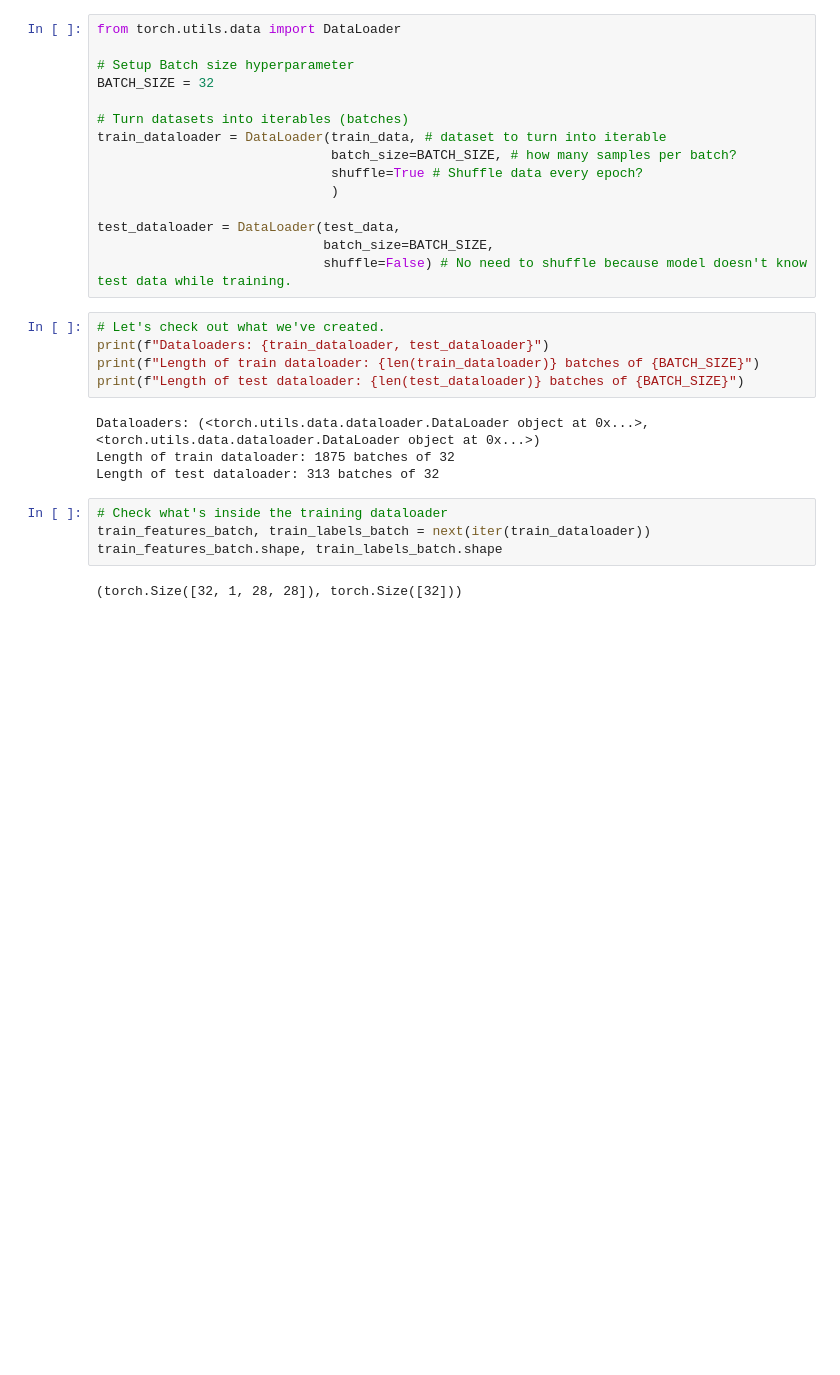
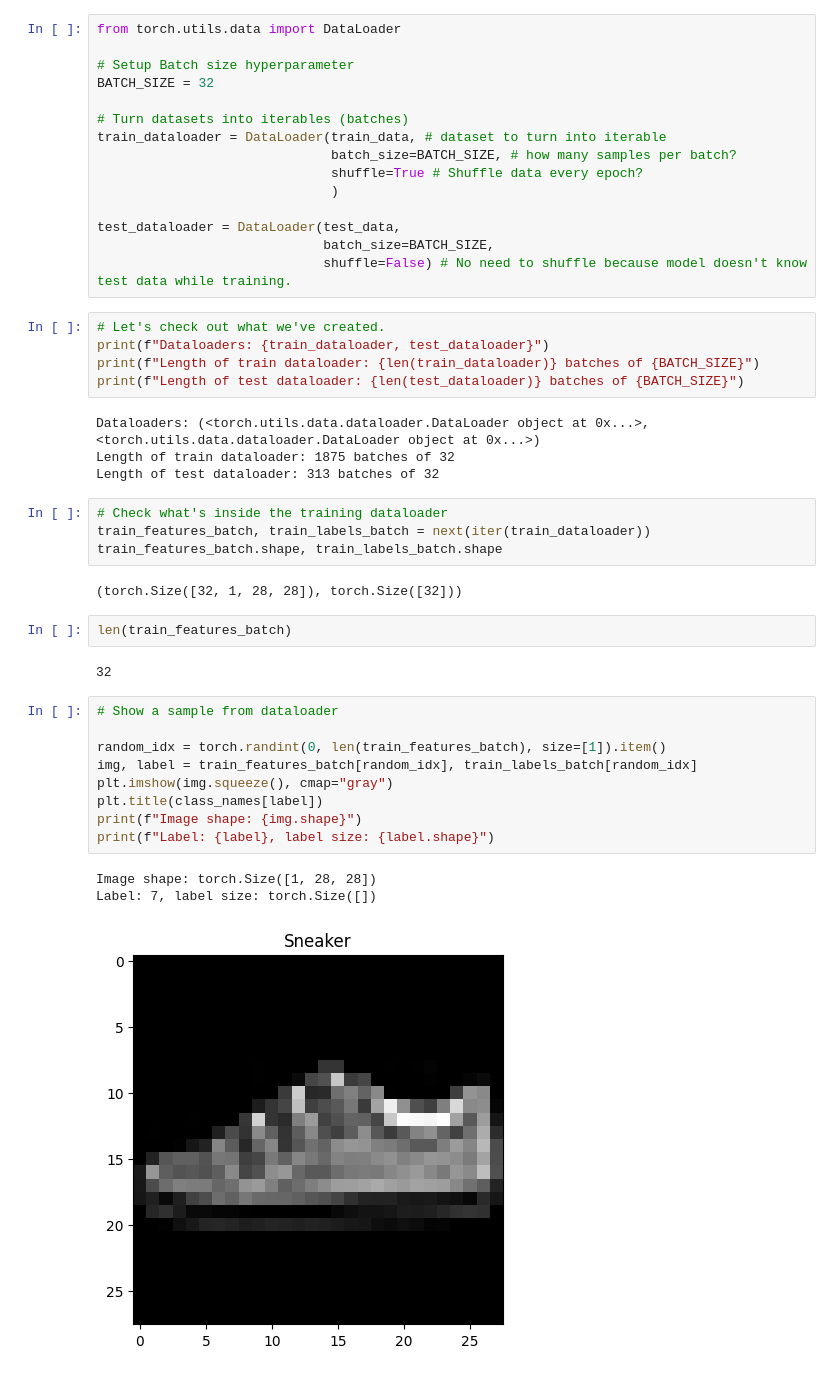
Before and after one commit to SiddheshDaphane/FashionMNIST-CNN, a Jupyter notebook: FashionMNIST_model.ipynb, the cells around one changed output. Cells and saved outputs as stored; diff of their text form; blank space fills up the shorter version.

```diff
--- a/FashionMNIST_model.ipynb
+++ b/FashionMNIST_model.ipynb
@@ -212,3 +212,20 @@ train_features_batch, train_labels_batch = next(iter(train_dataloader))
 train_features_batch.shape, train_labels_batch.shape
 # %% [output]
 (torch.Size([32, 1, 28, 28]), torch.Size([32]))
+# %%
+len(train_features_batch)
+# %% [output]
+32
+# %%
+# Show a sample from dataloader
+
+random_idx = torch.randint(0, len(train_features_batch), size=[1]).item()
+img, label = train_features_batch[random_idx], train_labels_batch[random_idx]
+plt.imshow(img.squeeze(), cmap="gray")
+plt.title(class_names[label])
+print(f"Image shape: {img.shape}")
+print(f"Label: {label}, label size: {label.shape}")
+# %% [output]
+Image shape: torch.Size([1, 28, 28])
+Label: 7, label size: torch.Size([])
+[figure, added]
```
Also changed, not shown: parts of 4 cells of this notebook.
